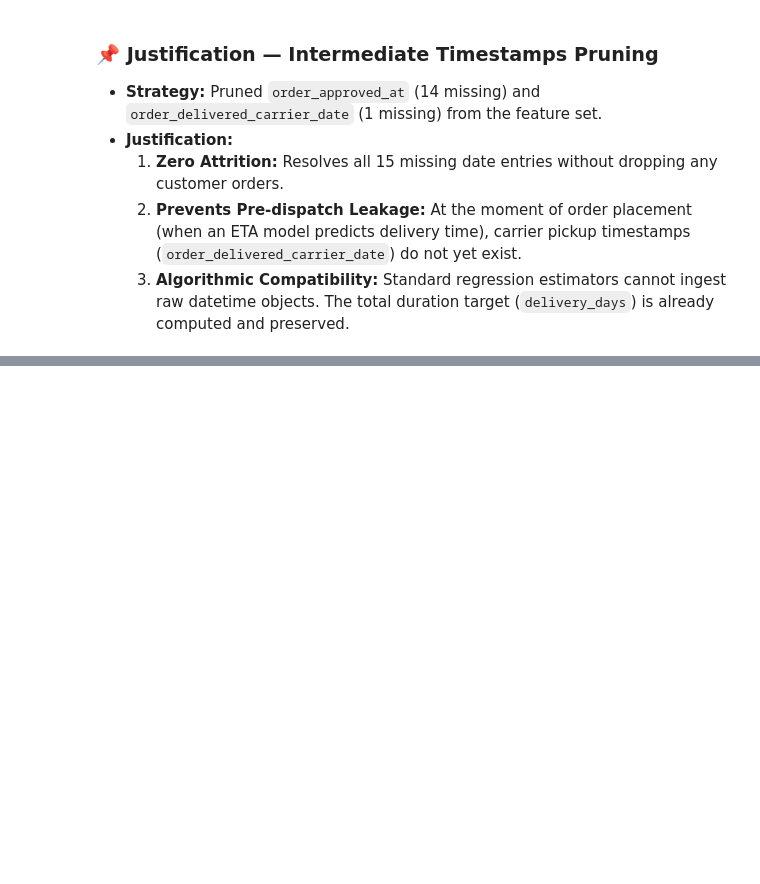
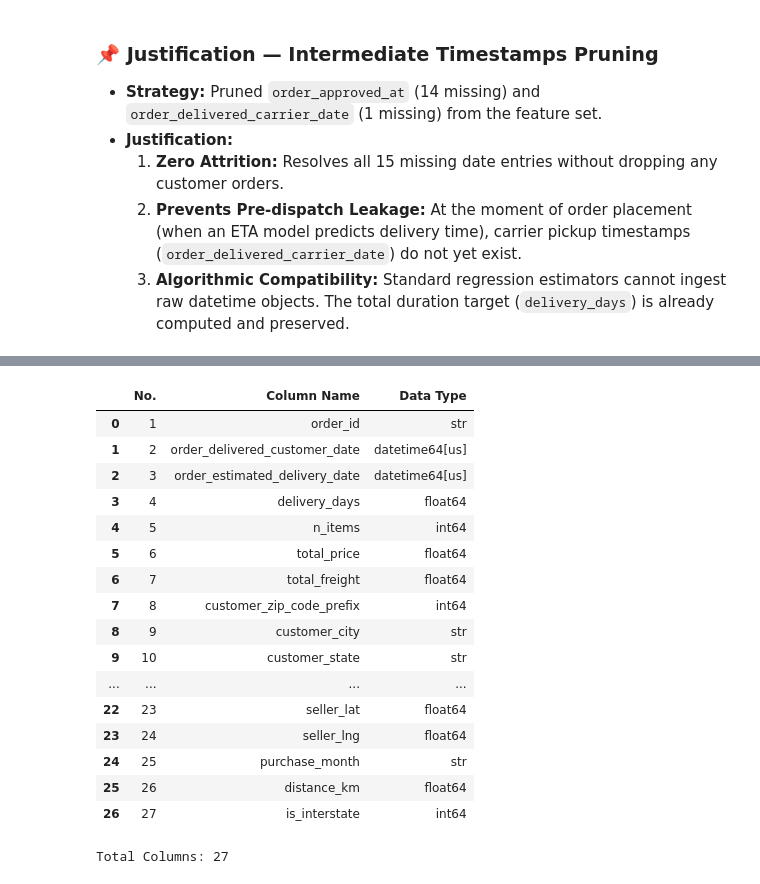
Before and after one commit to hemnath-28/ML-Evaulation-, a Jupyter notebook: regression.ipynb, the cells around one changed output, grey strips where cells are left out. Cells and saved outputs as stored; diff of their text form; code cells hidden in the pictures; blank space fills up the shorter version.

```diff
--- a/regression.ipynb
+++ b/regression.ipynb
@@ -1009,0 +1069,28 @@ Current dataset shape: (95992, 26)
+# %%
+# Print all current column names and their data types
+col_list = pd.DataFrame({
+    'No.': range(1, len(regression_df.columns) + 1),
+    'Column Name': regression_df.columns,
+    'Data Type': regression_df.dtypes.values
+})
+display(col_list)
+print(f"\nTotal Columns: {len(regression_df.columns)}")
+# %% [output]
+|  | No. | Column Name | Data Type |
+| 0 | 1 | order_id | str |
+| 1 | 2 | order_delivered_customer_date | datetime64[us] |
+| 2 | 3 | order_estimated_delivery_date | datetime64[us] |
+| 3 | 4 | delivery_days | float64 |
+| 4 | 5 | n_items | int64 |
+| 5 | 6 | total_price | float64 |
+| 6 | 7 | total_freight | float64 |
+| 7 | 8 | customer_zip_code_prefix | int64 |
+| 8 | 9 | customer_city | str |
+| 9 | 10 | customer_state | str |
+| ... | ... | ... | ... |
+| 22 | 23 | seller_lat | float64 |
+| 23 | 24 | seller_lng | float64 |
+| 24 | 25 | purchase_month | str |
+| 25 | 26 | distance_km | float64 |
+| 26 | 27 | is_interstate | int64 |
+Total Columns: 27
```
Also changed, not shown: parts of 9 cells of this notebook.
